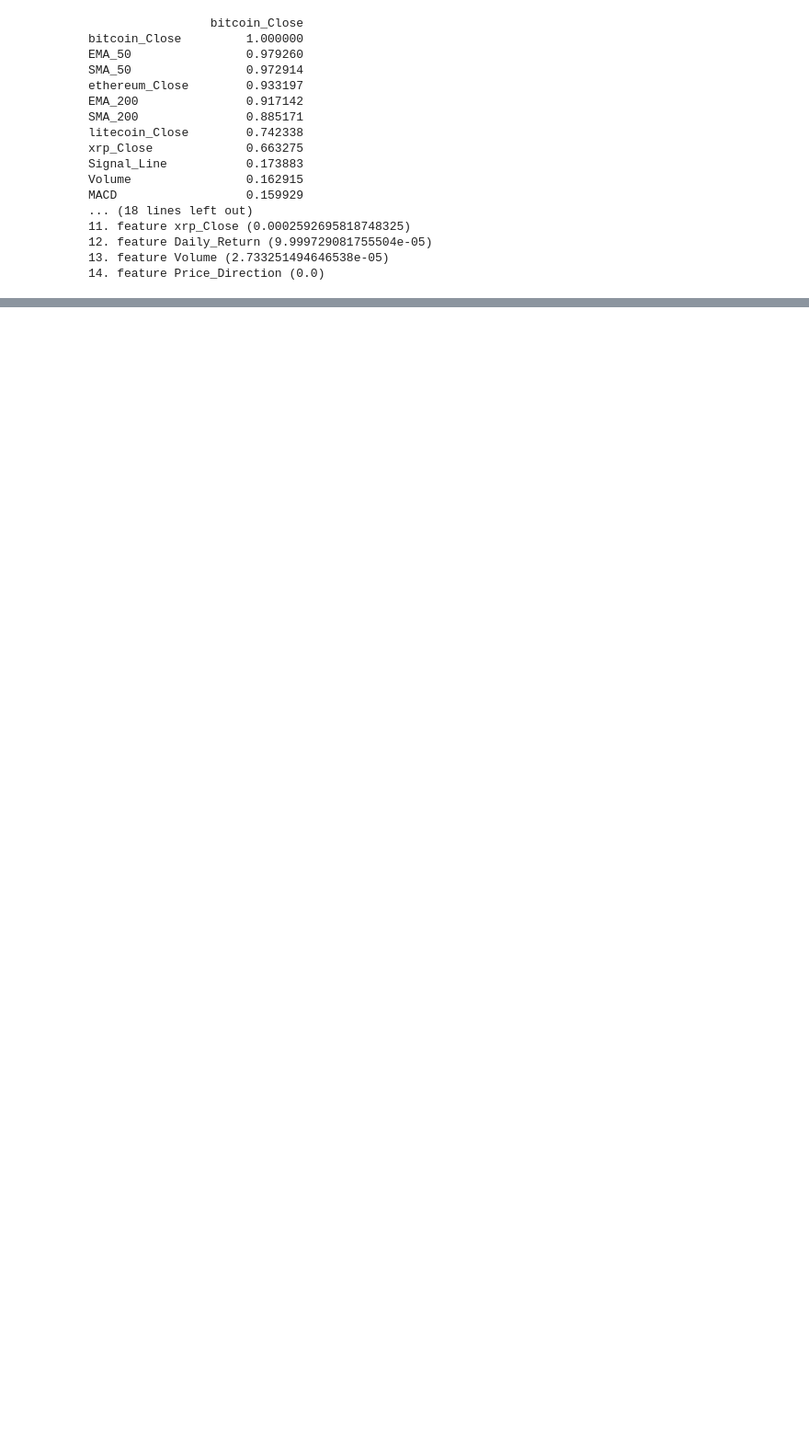
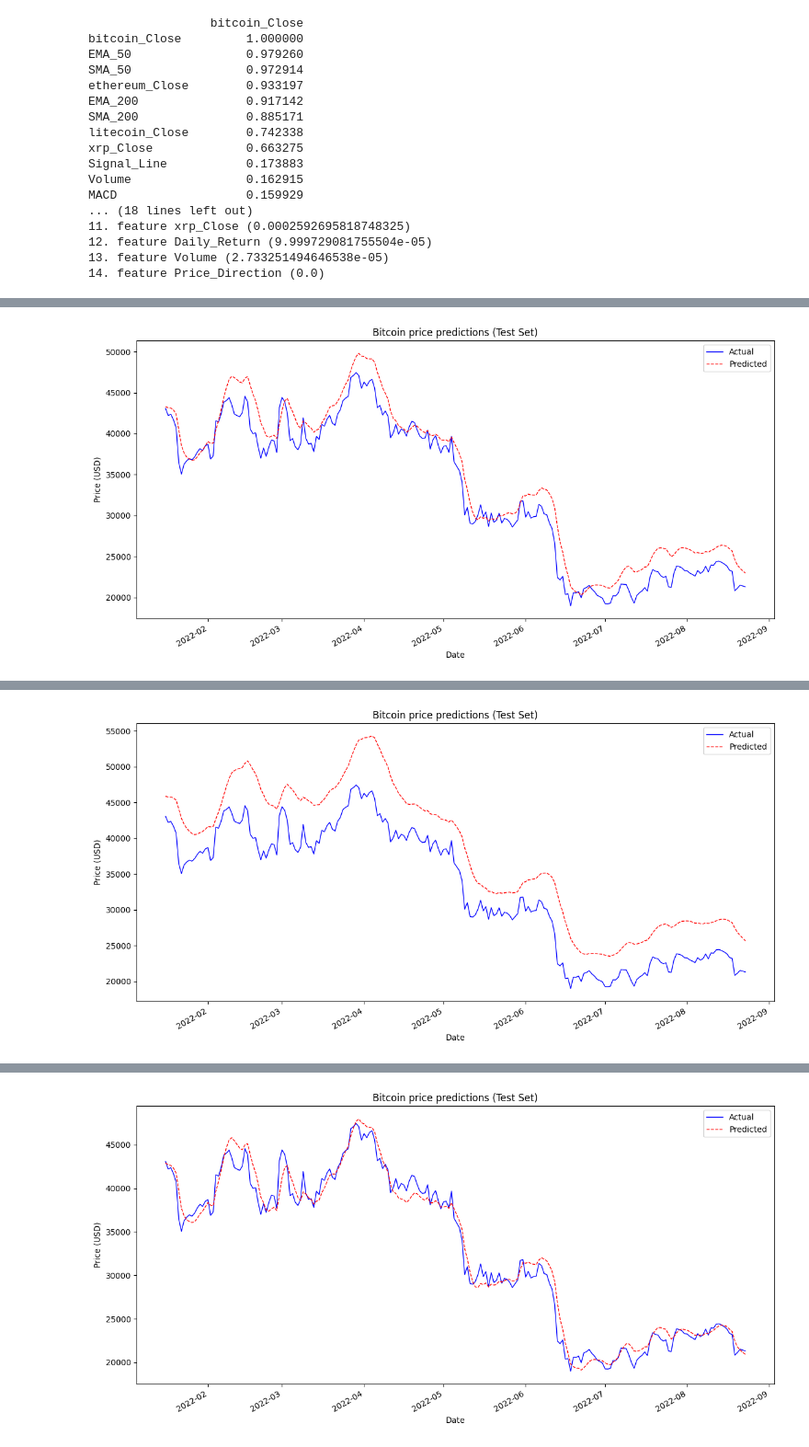
Before and after one commit to ASherjil/Cryptocurrency-Price-Prediction, a Jupyter notebook: CW2_B820928.ipynb, the cells around one changed output, grey strips where cells are left out. Shown at 92% size. Cells and saved outputs as stored; diff of their text form; code cells hidden in the pictures; blank space fills up the shorter version.

```diff
--- a/CW2_B820928.ipynb
+++ b/CW2_B820928.ipynb
@@ -740,0 +868,44 @@ Epoch 8/50
+# %%
+features = ['EMA_50', 'EMA_200', 'SMA_200', 'SMA_50', 'MACD', 'Signal_Line']
+target   = 'bitcoin_Close'
+
+X_scaled, y_scaled, X_train_scaled, y_train_scaled, X_val_scaled, y_val_scaled, scaler_y = prepare_data(df_bitcoin_features.copy(),
+                                                                                                        features,
+                                                                                                        target,
+                                                                                                        train_split,
+                                                                                                        validation_split)
+
+model1 = Sequential([
+    GRU(288, return_sequences=True, input_shape=(X_train_scaled.shape[1], X_train_scaled.shape[2])),
+    Dropout(0.30),
+    GRU(384),
+    Dropout(0.30),
+    Dense(1)
+])
+model2 = Sequential([
+    LSTM(448, return_sequences=True, input_shape=(X_train_scaled.shape[1], X_train_scaled.shape[2])),
+    Dropout(0.10),
+    LSTM(352),
+    Dropout(0.30),
+    Dense(1)
+])
+model3 = Sequential([
+    Bidirectional(GRU(352, return_sequences=True), input_shape=(X_train_scaled.shape[1], X_train_scaled.shape[2])),
+    Dropout(0.20),
+    Bidirectional(GRU(224)),
+    Dropout(0.30),
+    Dense(1)
+])
+models = [model1, model2, model3]
+
+complete_workflow_and_plot(
+    df=df_bitcoin_features.copy(),
+    models=models,
+    features=features,
+    target=target,
+    train_percent=train_split,
+    val_percent=validation_split,
+    epochs=50,
+    batch_size=32
+)
+# %% [output]
@@ -740,0 +923 @@ Epoch 8/50
+[figure, added]
@@ -740,0 +931 @@ Epoch 8/50
+[figure, added]
@@ -740,0 +947 @@ Epoch 8/50
+[figure, added]
```
Also changed, not shown: parts of 7 cells of this notebook.
